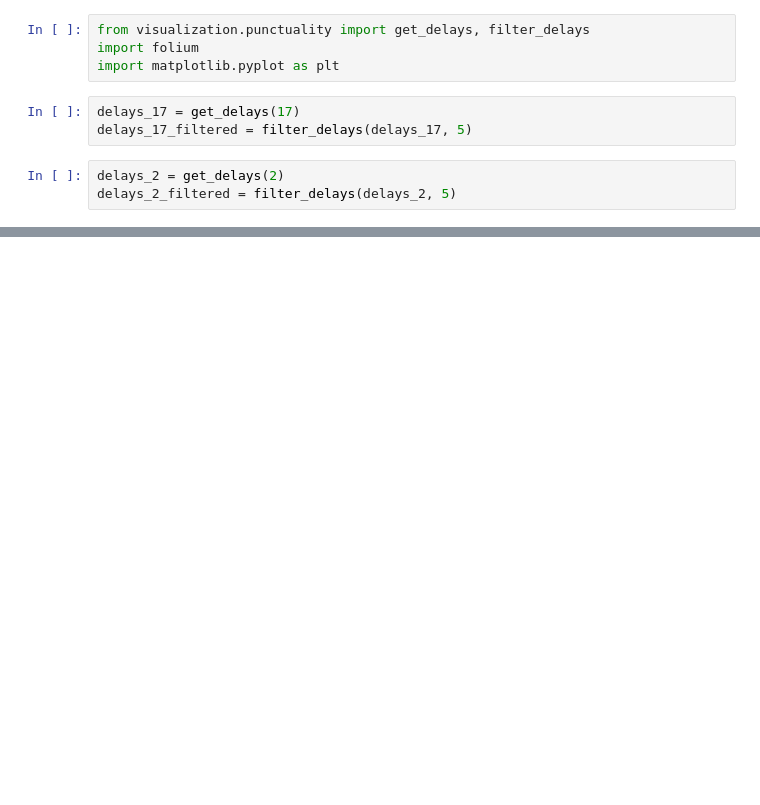
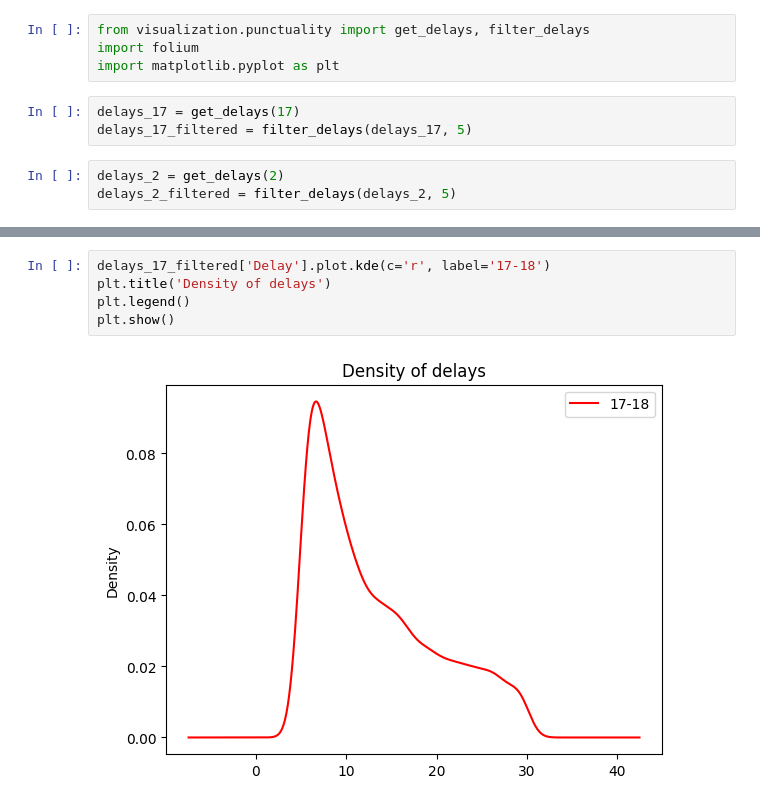
Before and after one commit to SzymonM213/warsaw-bus-analysis, a Jupyter notebook: visualization/punctuality_plot.ipynb, the cells around one changed output, grey strips where cells are left out. Cells and saved outputs as stored; diff of their text form; blank space fills up the shorter version.

```diff
--- a/visualization/punctuality_plot.ipynb
+++ b/visualization/punctuality_plot.ipynb
@@ -25,0 +45,7 @@ plt.plot(delays_17_number, label='17-18')
+# %%
+delays_17_filtered['Delay'].plot.kde(c='r', label='17-18')
+plt.title('Density of delays')
+plt.legend()
+plt.show()
+# %% [output]
+[figure, added]
```
Also changed, not shown: parts of 3 cells of this notebook.
